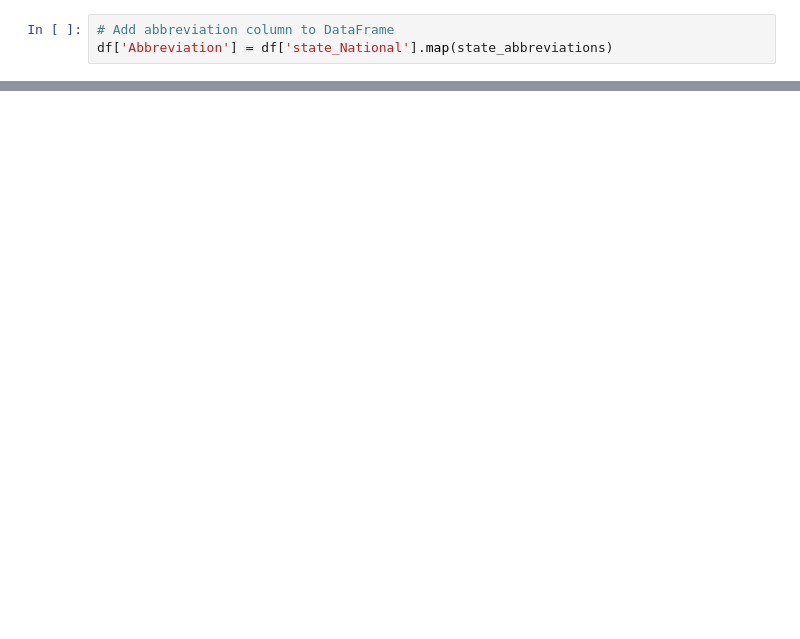
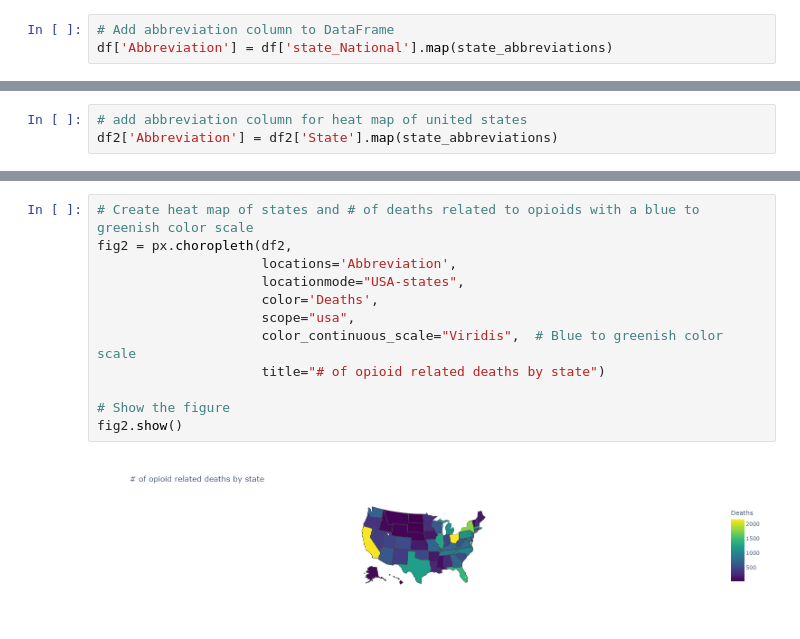
Before and after one commit to NefertitiM/Determinants-of-Opioid-Mortality, a Jupyter notebook: Test1Joe.ipynb, the cells around one changed output, grey strips where cells are left out. Drawn from its saved outputs; the diff is of its cells as text; blank space fills up the shorter version.

```diff
--- a/Test1Joe.ipynb
+++ b/Test1Joe.ipynb
@@ -111,0 +121,3 @@ fig.show()
+# %%
+# add abbreviation column for heat map of united states
+df2['Abbreviation'] = df2['State'].map(state_abbreviations)
@@ -111,0 +135,14 @@ fig.show()
+# %%
+# Create heat map of states and # of deaths related to opioids with a blue to greenish color scale
+fig2 = px.choropleth(df2,
+                     locations='Abbreviation',
+                     locationmode="USA-states",
+                     color='Deaths',
+                     scope="usa",
+                     color_continuous_scale="Viridis",  # Blue to greenish color scale
+                     title="# of opioid related deaths by state")
+
+# Show the figure
+fig2.show()
+# %% [output]
+[figure, added]
```
Also changed, not shown: parts of 12 cells of this notebook, 6 other files.
